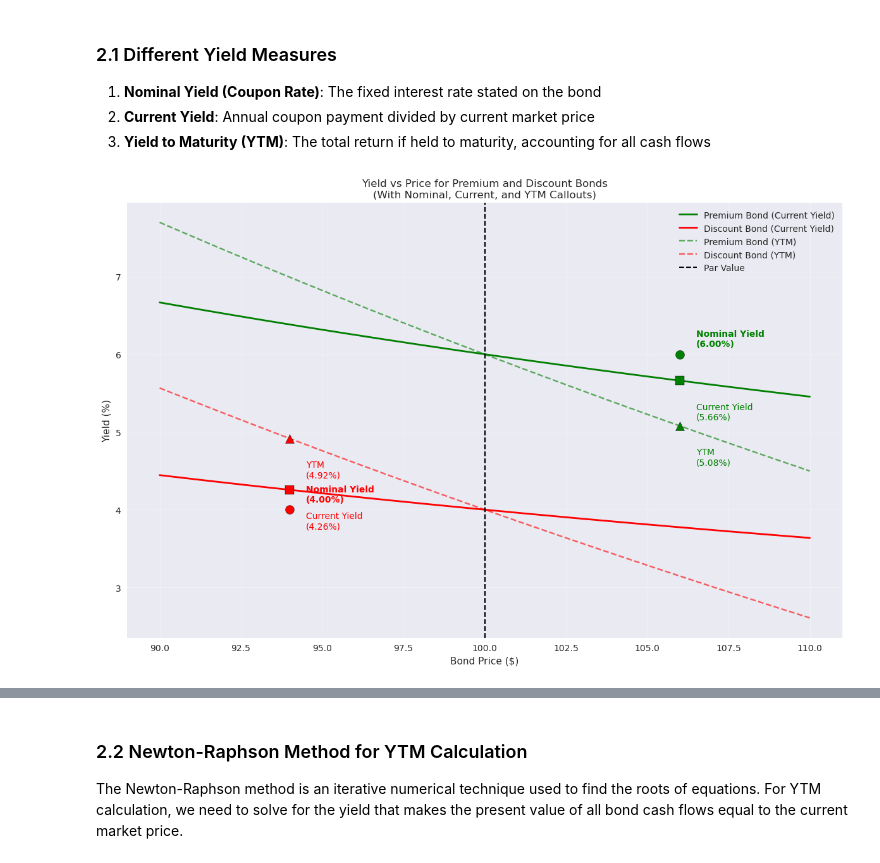
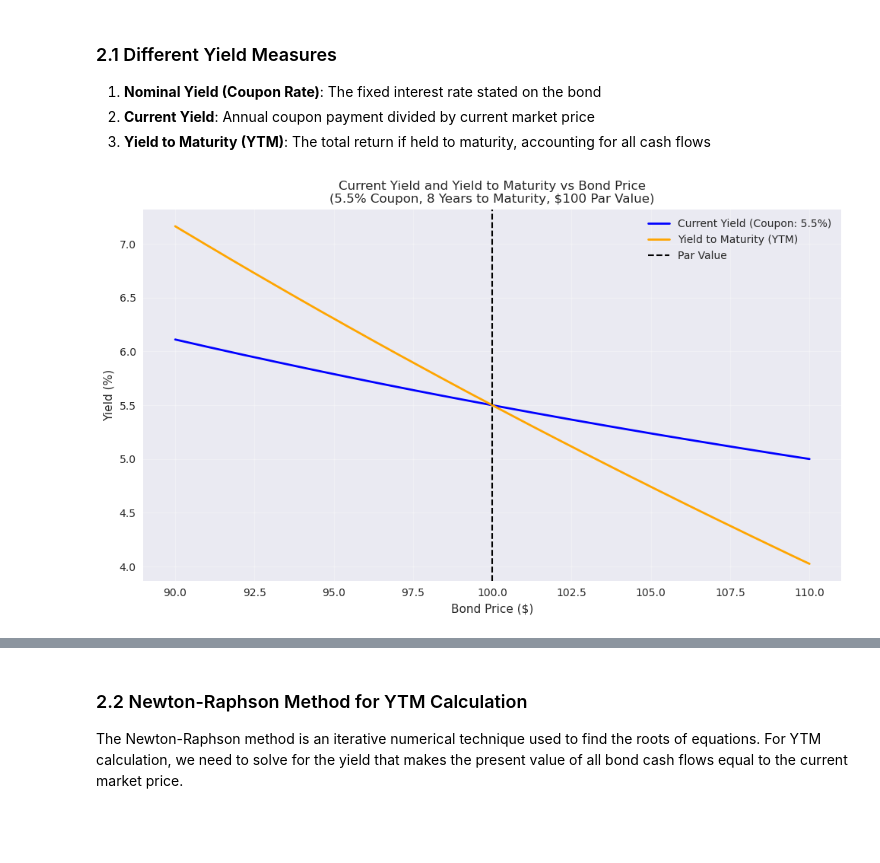
Before and after one commit to rtrimble13/tb-notebooks, a Jupyter notebook: src/202506_bonds_202.ipynb, the cells around one changed output, grey strips where cells are left out. Saved outputs shown, nothing was run; the diff lists cells and outputs as text; code cells hidden in the pictures; blank space fills up the shorter version.

```diff
--- a/src/202506_bonds_202.ipynb
+++ b/src/202506_bonds_202.ipynb
@@ -246,99 +353,49 @@ def bond_ytm_equation(ytm, coupon_rate, years_to_maturity, current_price, par_va
     coupon_payment = (coupon_rate / 100) * par_value / frequency
     periods = years_to_maturity * frequency
     period_yield = ytm / frequency
+    pv_coupons = sum([coupon_payment / (1 + period_yield)**t for t in range(1, periods + 1)])
+    pv_principal = par_value / (1 + period_yield)**periods
+    return pv_coupons + pv_principal - current_price
 
-    # Present value of coupon payments
-    pv_coupons = sum([coupon_payment / (1 + period_yield)**t for t in range(1, periods + 1)])
-
-    # Present value of principal
-    pv_principal = par_value / (1 + period_yield)**periods
-
-    return pv_coupons + pv_principal - current_price
+from scipy.optimize import newton
 
 def calculate_ytm_newton_raphson(coupon_rate, years_to_maturity, current_price, par_value=100, frequency=2, initial_guess=0.05):
     """
     Calculate YTM using Newton-Raphson method
     """
     try:
         ytm = newton(lambda y: bond_ytm_equation(y, coupon_rate, years_to_maturity, current_price, par_value, frequency),
                     initial_guess, maxiter=100)
         return ytm * 100  # Convert to percentage
     except:
         return None
 
-# Define bond parameters for premium and discount bonds
+# Parameters for the bond
 par_value = 100
 years_to_maturity = 8
+coupon_rate = 5.5
 
-premium_bond = {
-    'coupon_rate': 6.0,
-    'current_price': 106.0,
-    'par_value': par_value,
-    'years_to_maturity': years_to_maturity
-}
-discount_bond = {
-    'coupon_rate': 4.0,
-    'current_price': 94.0,
-    'par_value': par_value,
-    'years_to_maturity': years_to_maturity
-}
+annual_coupon = (coupon_rate / 100) * par_value
 
 # Generate price range around par for plotting
 prices = np.linspace(90, 110, 200)
 
-# Calculate yields for each price for both bonds
-premium_nominal = premium_bond['coupon_rate']
-discount_nominal = discount_bond['coupon_rate']
+# Calculate current yield for each price
+current_yields = [calculate_current_yield(annual_coupon, p) for p in prices]
 
-premium_annual_coupon = (premium_bond['coupon_rate'] / 100) * par_value
-discount_annual_coupon = (discount_bond['coupon_rate'] / 100) * par_value
+# Calculate YTM for each price
+ytms = [calculate_ytm_newton_raphson(coupon_rate, years_to_maturity, p, par_value) for p in prices]
 
-premium_current_yields = [calculate_current_yield(premium_annual_coupon, p) for p in prices]
-discount_current_yields = [calculate_current_yield(discount_annual_coupon, p) for p in prices]
-
-premium_ytms = [calculate_ytm_newton_raphson(premium_bond['coupon_rate'], years_to_maturity, p, par_value) for p in prices]
-discount_ytms = [calculate_ytm_newton_raphson(discount_bond['coupon_rate'], years_to_maturity, p, par_value) for p in prices]
-
-plt.figure(figsize=(12, 8))
-
-# Plot current yield lines
-plt.plot(prices, premium_current_yields, label='Premium Bond (Current Yield)', color='green', linewidth=2)
-plt.plot(prices, discount_current_yields, label='Discount Bond (Current Yield)', color='red', linewidth=2)
-
-# Plot YTM lines (dashed)
-plt.plot(prices, premium_ytms, '--', color='green', alpha=0.6, label='Premium Bond (YTM)')
-plt.plot(prices, discount_ytms, '--', color='red', alpha=0.6, label='Discount Bond (YTM)')
-
-# Annotate three points for each bond
-for bond, color, label, ytm_list, cy_list in [
-    (premium_bond, 'green', 'Premium Bond', premium_ytms, premium_current_yields),
-    (discount_bond, 'red', 'Discount Bond', discount_ytms, discount_current_yields)
-]:
-    price = bond['current_price']
-    nominal = bond['coupon_rate']
-    annual_coupon = (bond['coupon_rate'] / 100) * par_value
-    current_yield = calculate_current_yield(annual_coupon, price)
-    ytm = calculate_ytm_newton_raphson(bond['coupon_rate'], years_to_maturity, price, par_value)
-
-    # Nominal yield (horizontal line)
-    plt.scatter([price], [nominal], color=color, marker='o', s=100, edgecolor='black', zorder=5)
-    plt.text(price+0.5, nominal+0.1, f'Nominal Yield\n({nominal:.2f}%)', color=color, fontsize=10, fontweight='bold')
-    # Current yield
-    plt.scatter([price], [current_yield], color=color, marker='s', s=100, edgecolor='black', zorder=5)
-    plt.text(price+0.5, current_yield-0.5, f'Current Yield\n({current_yield:.2f}%)', color=color, fontsize=10)
-    # YTM
-    if ytm:
-        plt.scatter([price], [ytm], color=color, marker='^', s=100, edgecolor='black', zorder=5)
-        plt.text(price+0.5, ytm-0.5, f'YTM\n({ytm:.2f}%)', color=color, fontsize=10)
-
-# Par value vertical line
+plt.figure(figsize=(10, 6))
+plt.plot(prices, current_yields, label=f'Current Yield (Coupon: {coupon_rate}%)', color='blue', linewidth=2)
+plt.plot(prices, ytms, label='Yield to Maturity (YTM)', color='orange', linewidth=2)
 plt.axvline(x=par_value, color='black', linestyle='--', linewidth=1.5, label='Par Value')
 plt.xlabel('Bond Price ($)')
 plt.ylabel('Yield (%)')
-plt.title('Yield vs Price for Premium and Discount Bonds\n(With Nominal, Current, and YTM Callouts)')
+plt.title('Current Yield and Yield to Maturity vs Bond Price\n(5.5% Coupon, 8 Years to Maturity, $100 Par Value)')
 plt.legend()
 plt.grid(True, alpha=0.3)
 plt.tight_layout()
 plt.show()
 # %% [output]
-[figure, old version]
+[figure, new version]
```
Also changed, not shown: parts of 8 cells of this notebook.
